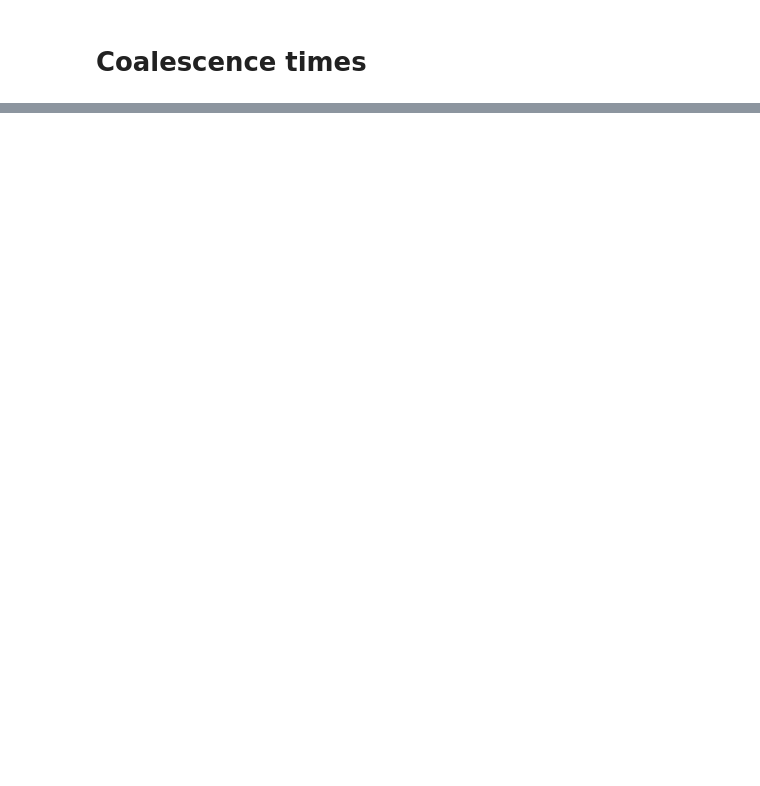
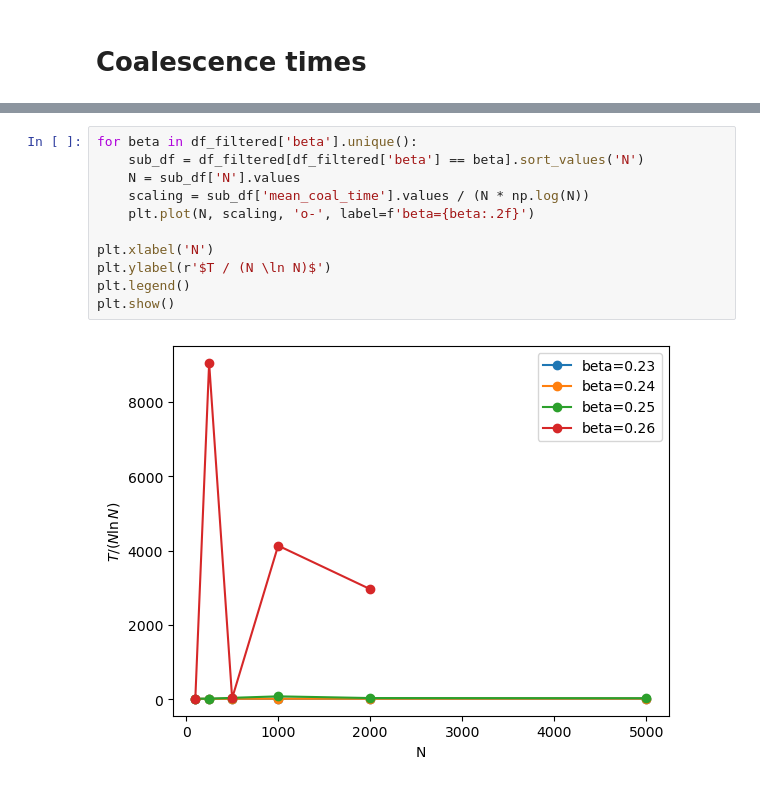
Before and after one commit to LouiseBudzynski/Bounding_Chain_Disordered_Ising_Models, a Jupyter notebook: notebooks/BC_forward_test.ipynb, the cells around one changed output, grey strips where cells are left out. Cells and saved outputs as stored; diff of their text form; blank space fills up the shorter version.

```diff
--- a/notebooks/BC_forward_test.ipynb
+++ b/notebooks/BC_forward_test.ipynb
@@ -74,0 +160,13 @@ for beta in df['beta'].unique(): # for all distincts values of beta in df
+# %%
+for beta in df_filtered['beta'].unique():
+    sub_df = df_filtered[df_filtered['beta'] == beta].sort_values('N')
+    N = sub_df['N'].values
+    scaling = sub_df['mean_coal_time'].values / (N * np.log(N))
+    plt.plot(N, scaling, 'o-', label=f'beta={beta:.2f}')
+
+plt.xlabel('N')
+plt.ylabel(r'$T / (N \ln N)$')
+plt.legend()
+plt.show()
+# %% [output]
+[figure, added]
```
Also changed, not shown: parts of 15 cells of this notebook, 2 other files.
